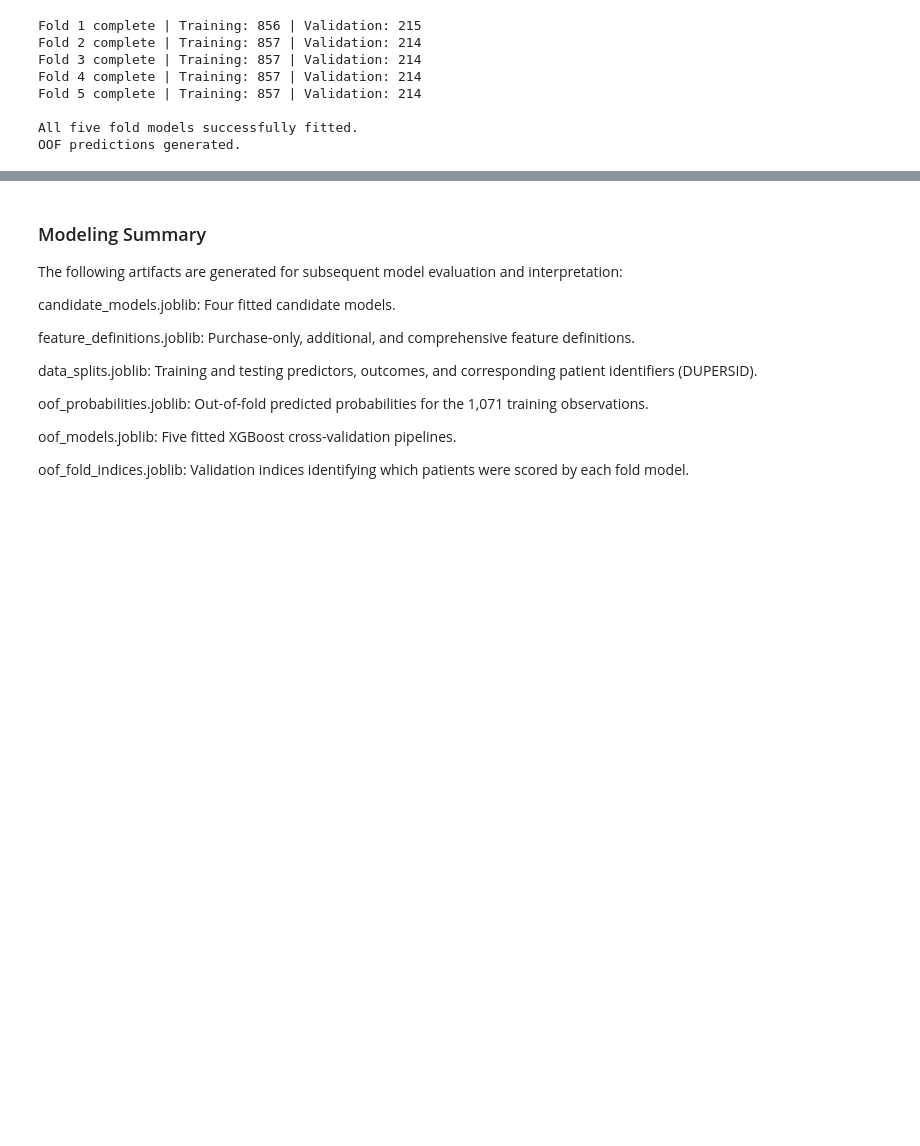
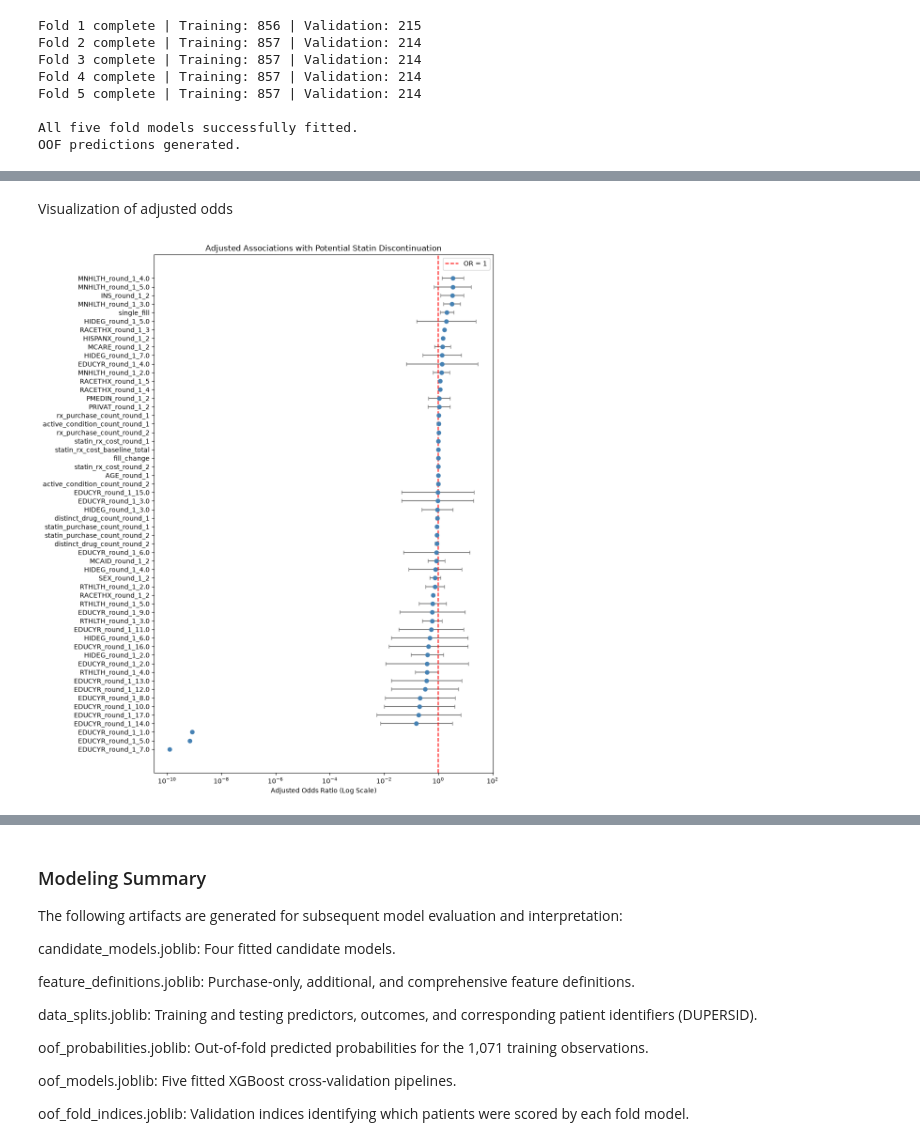
Before and after one commit to siads699-group20/statin-discontinuation, a Jupyter notebook: notebooks/03_modeling.ipynb, the cells around one changed output, grey strips where cells are left out. Saved outputs shown, nothing was run; the diff lists cells and outputs as text; code cells hidden in the pictures; blank space fills up the shorter version.

```diff
--- a/notebooks/03_modeling.ipynb
+++ b/notebooks/03_modeling.ipynb
@@ -1052,0 +1152,47 @@ OOF predictions generated.
+# %% [markdown]
+Visualization of adjusted odds
+# %%
+# Exclude intercept already removed
+plot_data = odds_ratio_results.sort_values(
+    "Adjusted OR"
+).copy()
+
+fig, ax = plt.subplots(figsize=(10, 12))
+
+y_positions = np.arange(len(plot_data))
+
+ax.errorbar(
+    plot_data["Adjusted OR"],
+    y_positions,
+    xerr=[
+        plot_data["Adjusted OR"] - plot_data["CI Lower"],
+        plot_data["CI Upper"] - plot_data["Adjusted OR"]
+    ],
+    fmt="o",
+    color="steelblue",
+    ecolor="gray",
+    capsize=3
+)
+
+ax.axvline(
+    x=1,
+    color="red",
+    linestyle="--",
+    label="OR = 1"
+)
+
+ax.set_xscale("log")
+
+ax.set_yticks(y_positions)
+ax.set_yticklabels(plot_data["Feature"])
+
+ax.set_xlabel("Adjusted Odds Ratio (Log Scale)")
+ax.set_title(
+    "Adjusted Associations with Potential Statin Discontinuation"
+)
+
+ax.legend()
+plt.tight_layout()
+plt.show()
+# %% [output]
+[figure, added]
```
Also changed, not shown: parts of 9 cells of this notebook, 1 other file.
